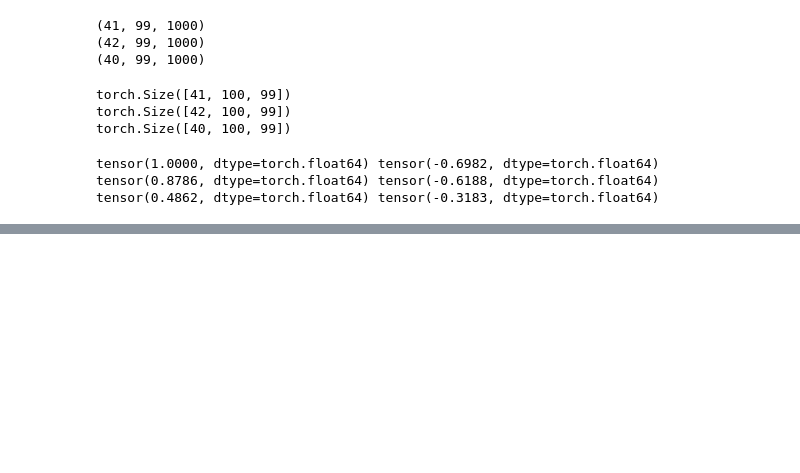
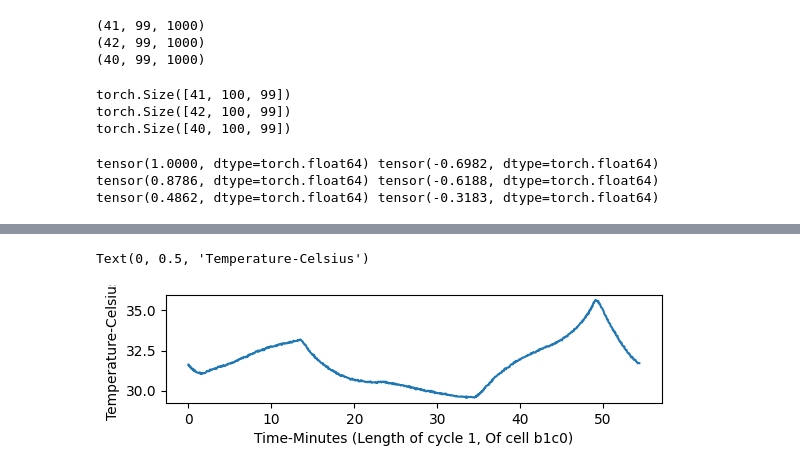
Before and after one commit to JamesChapmanNV/Machine_Learning_Lithium_Ion_Batteries, a Jupyter notebook: DataPreprocessing.ipynb, the cells around one changed output, grey strips where cells are left out. Cells and saved outputs as stored; diff of their text form; code cells hidden in the pictures; blank space fills up the shorter version.

```diff
--- a/DataPreprocessing.ipynb
+++ b/DataPreprocessing.ipynb
@@ -1085,5 +1095,9 @@ plt.ylabel('Voltage (V)')
 # %%
+plt.figure(figsize=(6.4,1.4))
 # I Plot of cycle #1, battery cell 'b1c0'
 plt.plot(bat_dict['b1c0']['cycles']['1']['t'], bat_dict['b1c0']['cycles']['1']['T'])
 plt.xlabel('Time-Minutes (Length of cycle 1, Of cell b1c0)')
 plt.ylabel('Temperature-Celsius')
+# %% [output]
+Text(0, 0.5, 'Temperature-Celsius')
+[figure, added]
```
Also changed, not shown: parts of 34 cells of this notebook.
